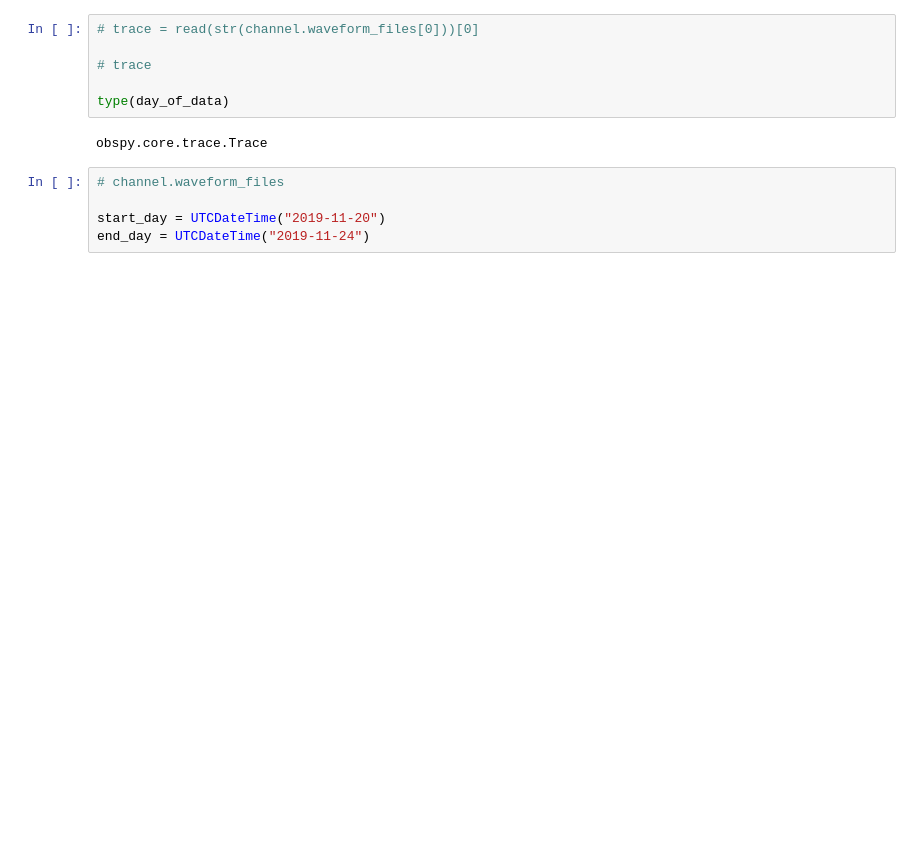
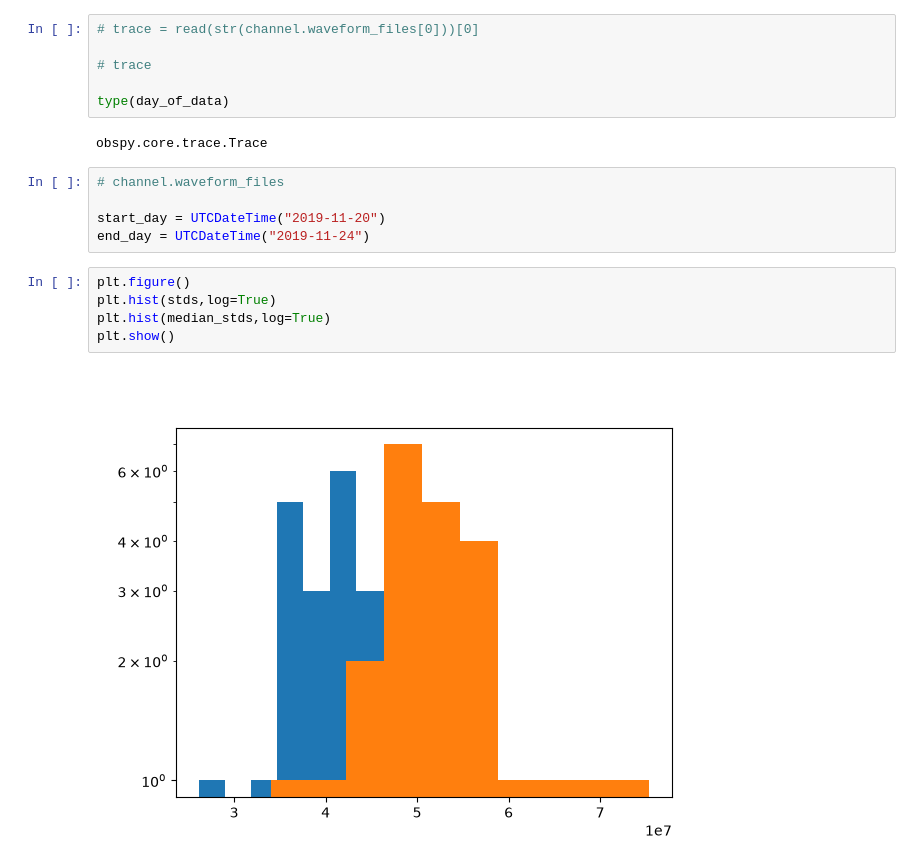
Before and after one commit to nico-valencia/LOBSTER, a Jupyter notebook: examples/test_workflow.ipynb, the cells around one changed output. Cells and saved outputs as stored; diff of their text form; blank space fills up the shorter version.

```diff
--- a/examples/test_workflow.ipynb
+++ b/examples/test_workflow.ipynb
@@ -320,3 +323,10 @@ obspy.core.trace.Trace
 
 start_day = UTCDateTime("2019-11-20")
 end_day = UTCDateTime("2019-11-24")
+# %%
+plt.figure()
+plt.hist(stds,log=True)
+plt.hist(median_stds,log=True)
+plt.show()
+# %% [output]
+[figure, added]
```
Also changed, not shown: parts of 2 cells of this notebook, 1 other file.
